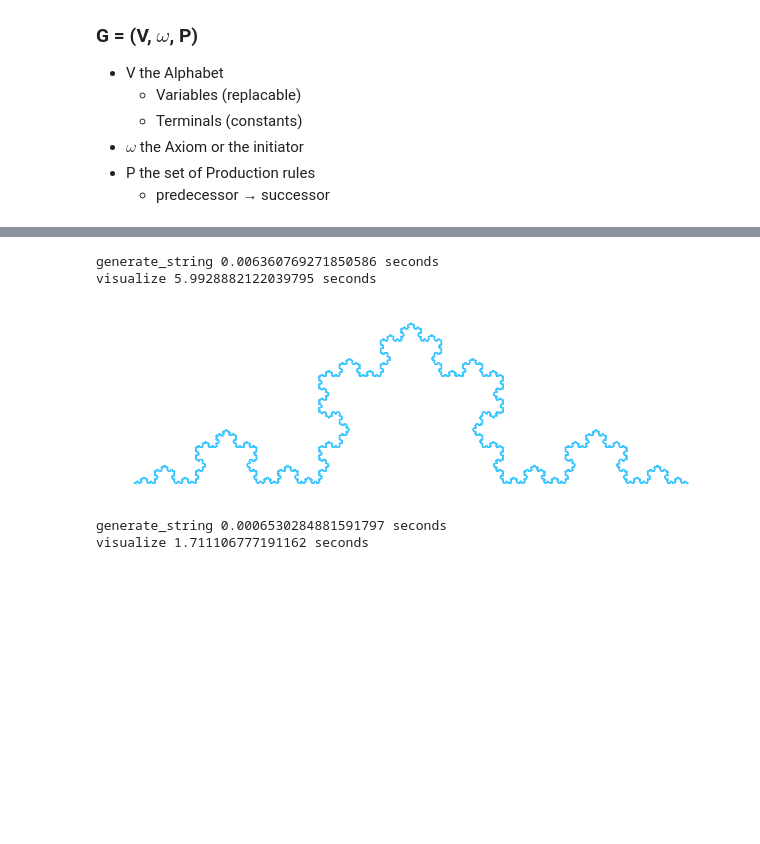
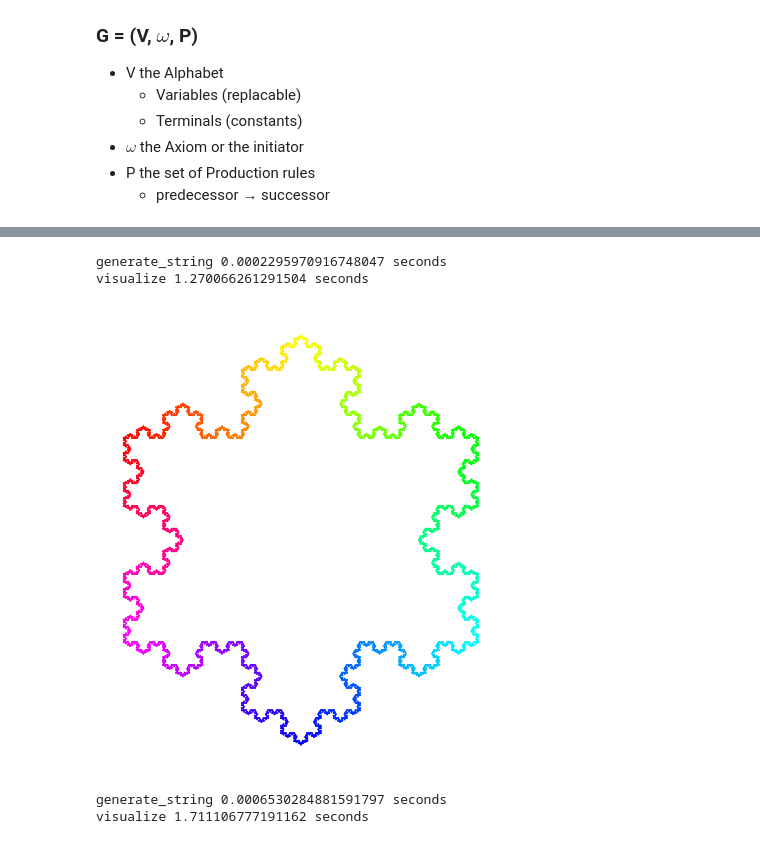
Before and after one commit to lalit-jayanti/Fractal-Forest, a Jupyter notebook: L-Systems/examples.ipynb, the cells around one changed output, grey strips where cells are left out. Drawn from its saved outputs; the diff is of its cells as text; code cells hidden in the pictures; blank space fills up the shorter version.

```diff
--- a/L-Systems/examples.ipynb
+++ b/L-Systems/examples.ipynb
@@ -32,18 +32,19 @@ visualize 0.9137156009674072 seconds
 # %%
 # Koch curve
 V = {"F":(0.1, 0),"+":(0, 60.0),"-":(0, -60.0)}
-w = "F"
+w = "F--F--F"
 P = {"F":"F+F--F+F"}
 
 L = LsystemParser(V, w, P)
-w2 = L.generate_string(7)
-L.visualize(gradient=None)
+w2 = L.generate_string(5)
+L.linewidth=1.2
+L.visualize(gradient=2)
 plt.tight_layout()
 plt.savefig("results/koch_curve.png")
 # %% [output]
-generate_string 0.006360769271850586 seconds
-visualize 5.9928882122039795 seconds
+generate_string 0.0002295970916748047 seconds
+visualize 1.270066261291504 seconds
-[figure, old version]
+[figure, new version]
 # %%
 # Dragon curve
 V = {"F":(0.1, 0), "G":(0.1, 0),"+":(0, 90),"-":(0, -90)}
```
Also changed, not shown: parts of 1 cell of this notebook, 2 other files.
